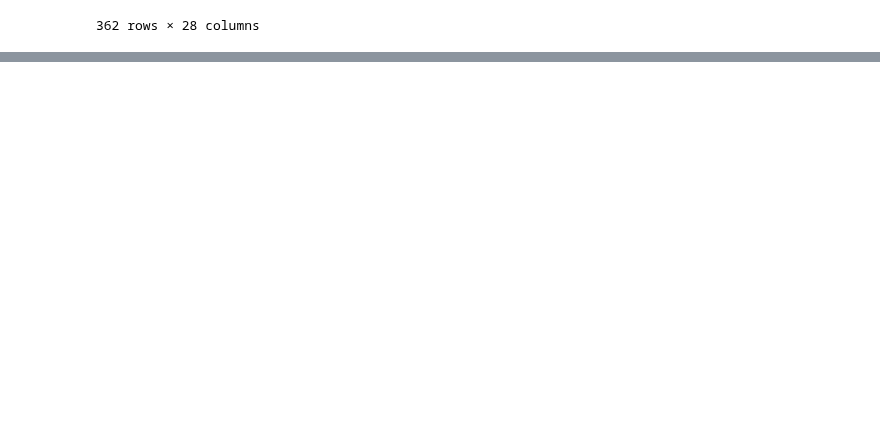
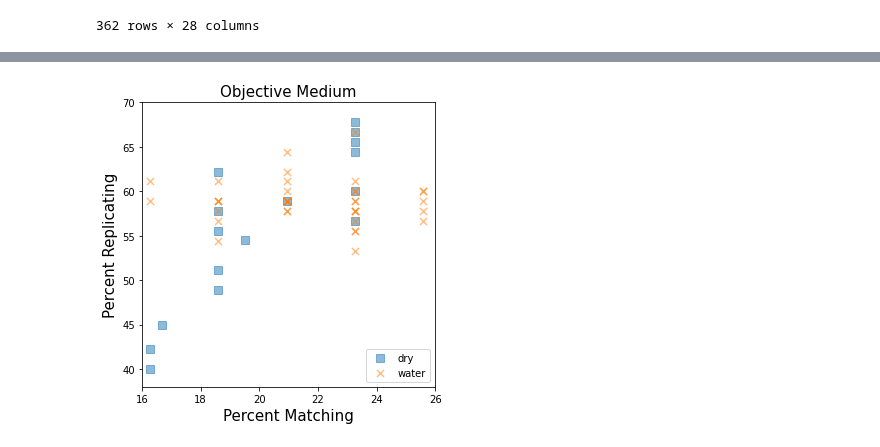
Before and after one commit to jump-cellpainting/jump-scope-analysis, a Jupyter notebook: notebooks/figures/supplementary/FigureS3.ipynb, the cells around one changed output, grey strips where cells are left out. Saved outputs shown, nothing was run; the diff lists cells and outputs as text; code cells hidden in the pictures; blank space fills up the shorter version.

```diff
--- a/notebooks/figures/supplementary/FigureS3.ipynb
+++ b/notebooks/figures/supplementary/FigureS3.ipynb
@@ -60,0 +26,36 @@ loading: ../../../../jump-scope/profiles/Scope1_MolDev_20X_9site/Plate3_PCO_6ch_
+# %%
+# 5
+
+group = "dry-immersion"
+
+df_subset = match_rep_df[
+    (match_rep_df["sphering"] == True) &
+    (~match_rep_df["Batch"].str.contains("siteSub"))
+    ]
+
+group_df = utilssphering.find_group_avg_df(df_subset, group)
+
+fig, ax = plt.subplots(figsize=(5,5))
+
+utilssphering.group_plot(
+    df_subset,
+    x="Percent_Matching",
+    y="Percent_Replicating",
+    group=group,
+    fig=fig,
+    ax_=ax,
+    legend=True,
+    legend_location="lower right",
+    alpha=0.5,
+    use_markers=True,
+    s=50,
+    x_lim=[16,26],
+    y_lim=[38,70],
+    plot_title="Objective Medium",
+    xlabel="Percent Matching",
+    ylabel="Percent Replicating"
+    )
+
+fig.savefig("(S3A)-dry-vs-immersion-objective", dpi=300)
+# %% [output]
+[figure, added]
```
Also changed, not shown: parts of 2 cells of this notebook, 7 other files.
